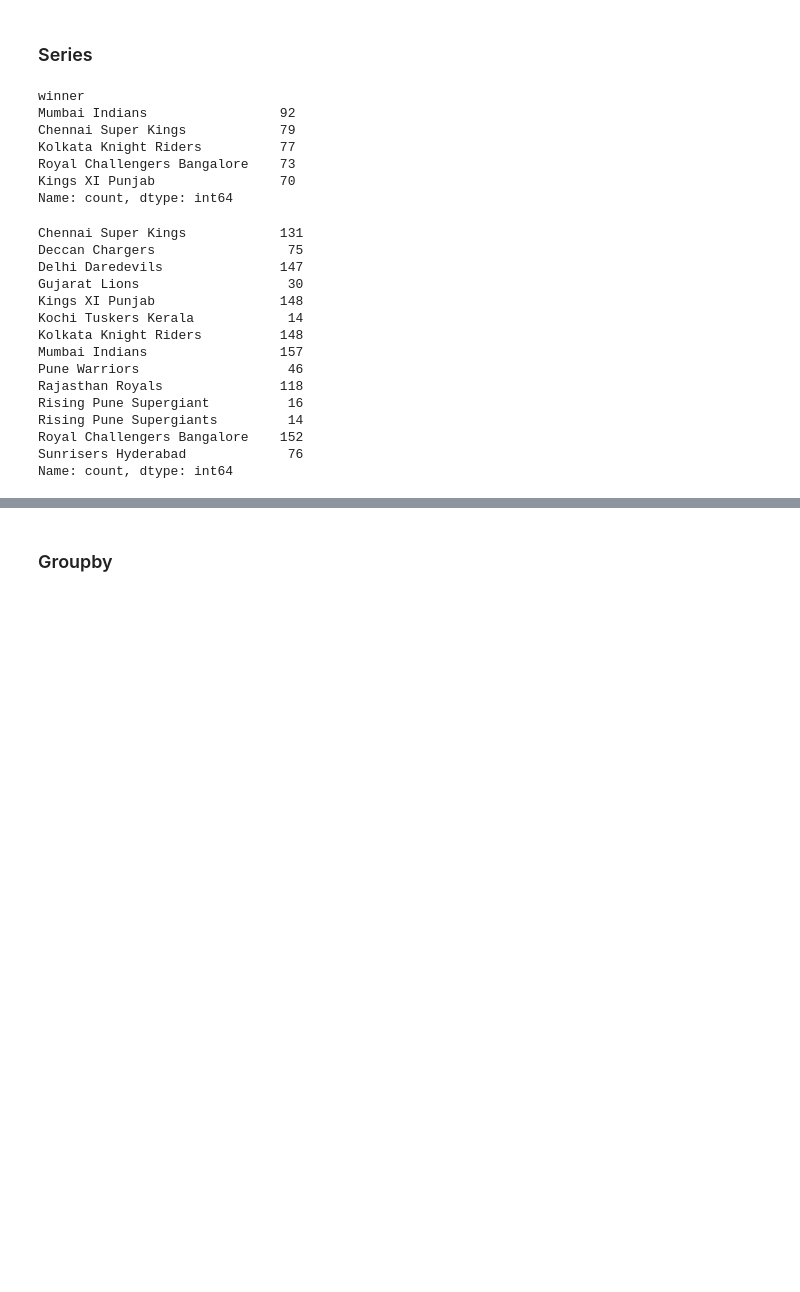
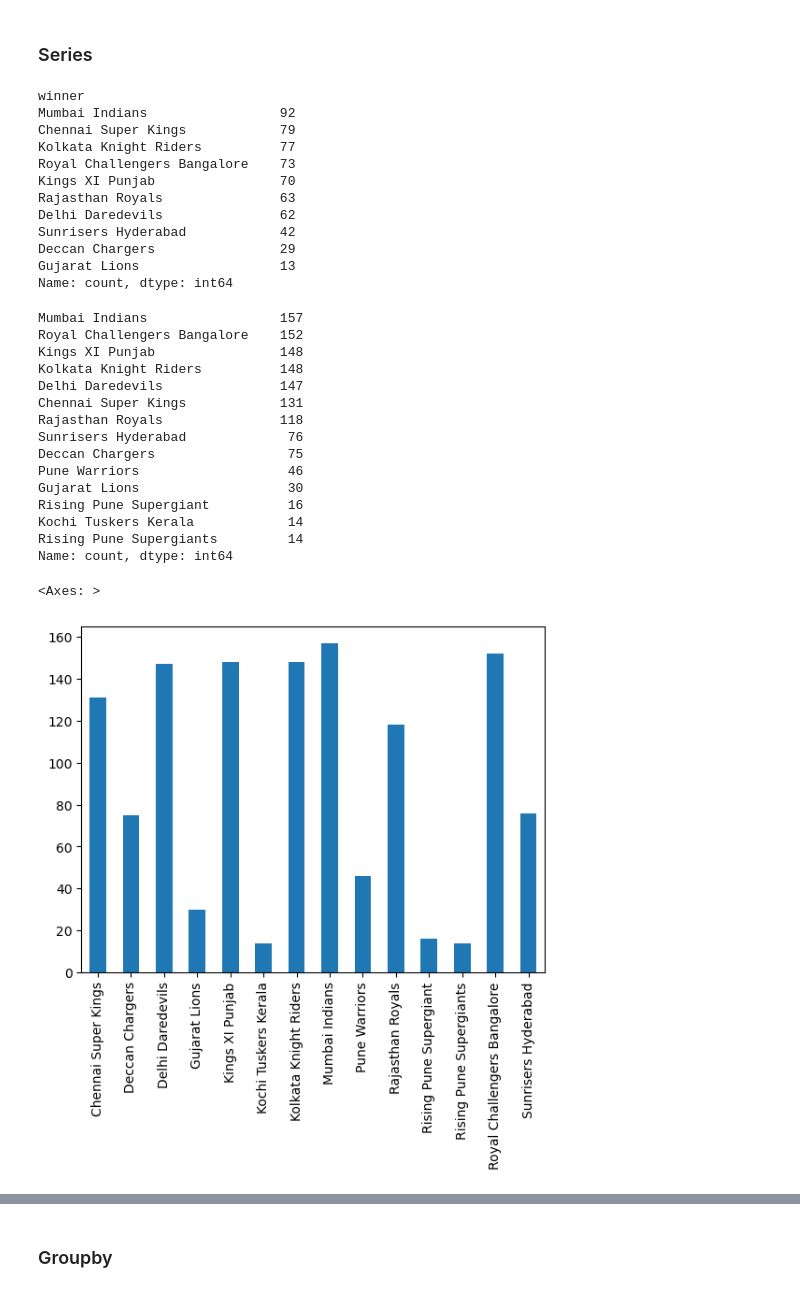
Before and after one commit to sneha280904/IPL-Trends-and-Patterns, a Jupyter notebook: IPL-analysis.ipynb, the cells around one changed output, grey strips where cells are left out. Cells and saved outputs as stored; diff of their text form; code cells hidden in the pictures; blank space fills up the shorter version.

```diff
--- a/IPL-analysis.ipynb
+++ b/IPL-analysis.ipynb
@@ -259,7 +259,7 @@ data['winner'].value_counts().plot(kind = 'bar')
 ### Series
 # %%
 myseries = data['winner'].value_counts()
-myseries.head()
+myseries.head(10)
 # %% [output]
 winner
 Mumbai Indians                 92
@@ -267,26 +267,36 @@ Chennai Super Kings            79
 Kolkata Knight Riders          77
 Royal Challengers Bangalore    73
 Kings XI Punjab                70
+Rajasthan Royals               63
+Delhi Daredevils               62
+Sunrisers Hyderabad            42
+Deccan Chargers                29
+Gujarat Lions                  13
 Name: count, dtype: int64
 # %%
 total_matches = data['team1'].value_counts() + data['team2'].value_counts()
-total_matches
+total_matches.sort_values(ascending=False)
 # %% [output]
+Mumbai Indians                 157
+Royal Challengers Bangalore    152
+Kings XI Punjab                148
+Kolkata Knight Riders          148
+Delhi Daredevils               147
 Chennai Super Kings            131
+Rajasthan Royals               118
+Sunrisers Hyderabad             76
 Deccan Chargers                 75
-Delhi Daredevils               147
+Pune Warriors                   46
 Gujarat Lions                   30
-Kings XI Punjab                148
+Rising Pune Supergiant          16
 Kochi Tuskers Kerala            14
-Kolkata Knight Riders          148
-Mumbai Indians                 157
-Pune Warriors                   46
-Rajasthan Royals               118
-Rising Pune Supergiant          16
 Rising Pune Supergiants         14
-Royal Challengers Bangalore    152
-Sunrisers Hyderabad             76
 Name: count, dtype: int64
+# %%
+total_matches.plot(kind = 'bar')
+# %% [output]
+<Axes: >
+[figure, added]
 # %%
 data.sort_values('date')
 # %% [output]
```
Also changed, not shown: parts of 14 cells of this notebook.
